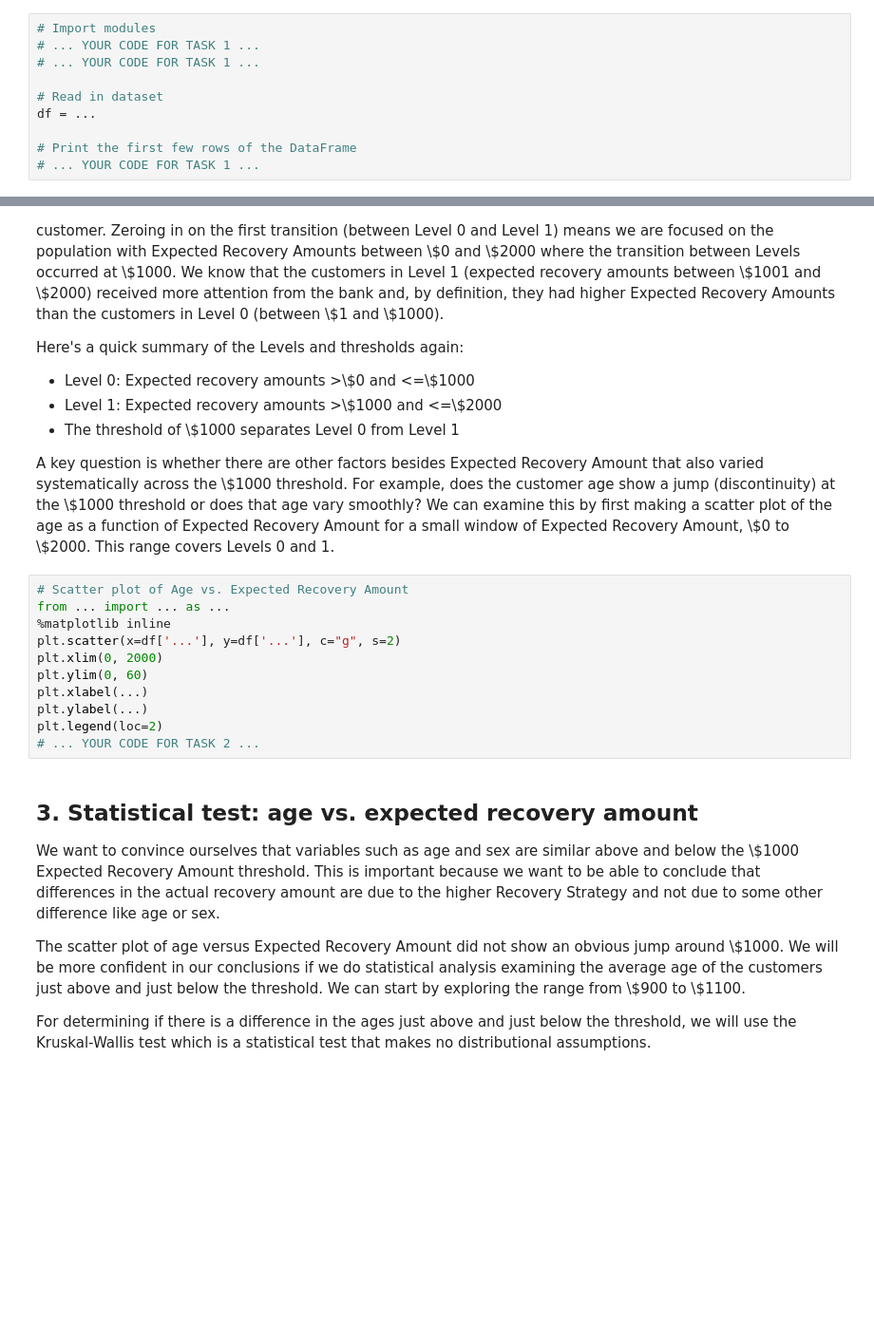
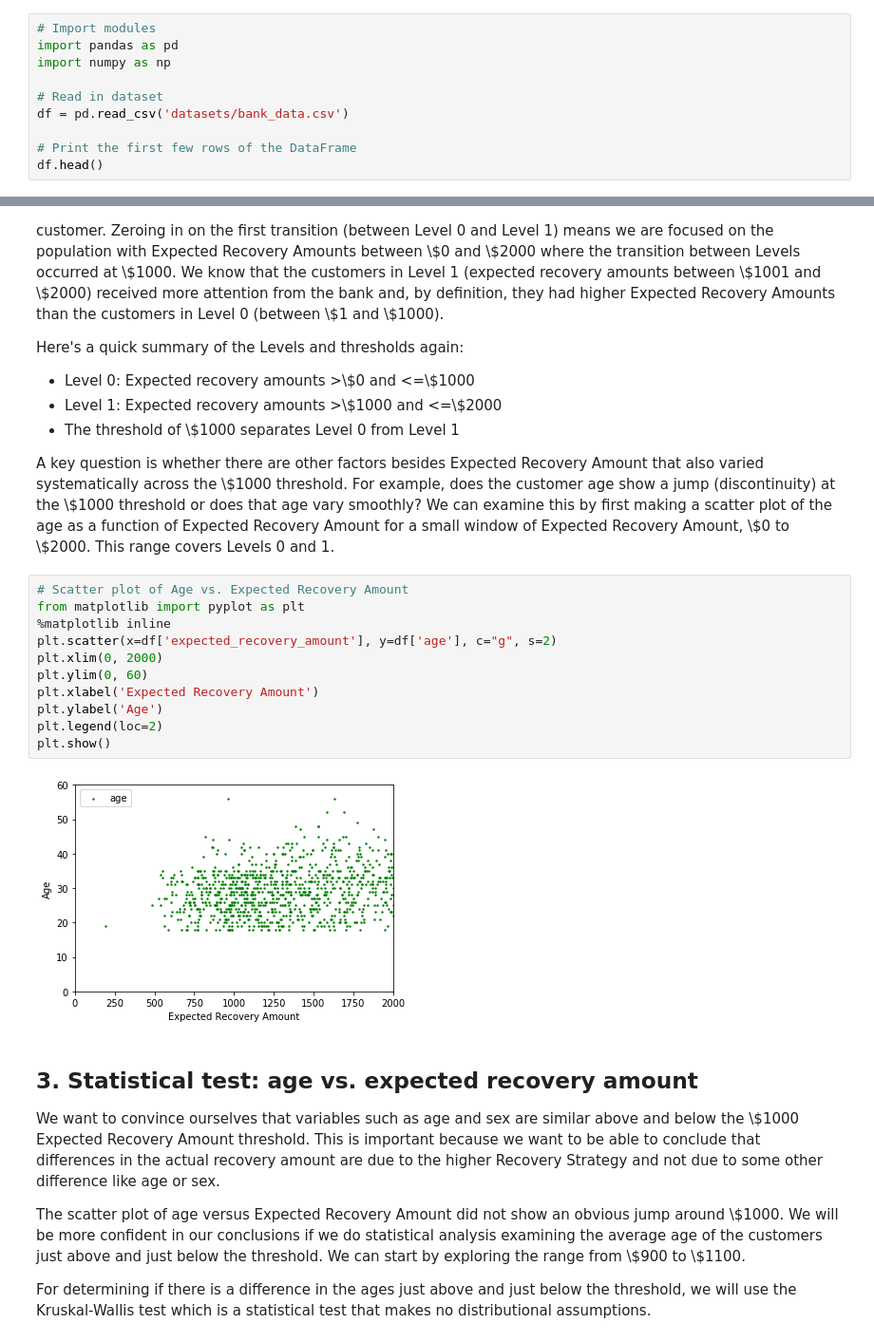
Before and after one commit to StephaniePC1/Which-Debts-Are-Worth-the-Banks-Effort, a Jupyter notebook: notebook.ipynb, the cells around one changed output, grey strips where cells are left out. Shown: that part at 95% size. Saved outputs shown, nothing was run; the diff lists cells and outputs as text; blank space fills up the shorter version.

```diff
--- a/notebook.ipynb
+++ b/notebook.ipynb
@@ -7,11 +7,11 @@
 <p>First, we'll load the banking dataset and look at the first few rows of data. This puts us in a good position to understand the dataset itself and begin thinking about how to analyze the data.</p>
 # %%
 # Import modules
-# ... YOUR CODE FOR TASK 1 ...
-# ... YOUR CODE FOR TASK 1 ...
+import pandas as pd
+import numpy as np
 
 # Read in dataset
-df = ...
+df = pd.read_csv('datasets/bank_data.csv')
 
 # Print the first few rows of the DataFrame
-# ... YOUR CODE FOR TASK 1 ...
+df.head()
@@ -27,15 +34,17 @@ df = ...
 <p>A key question is whether there are other factors besides Expected Recovery Amount that also varied systematically across the \$1000 threshold. For example, does the customer age show a jump (discontinuity) at the \$1000 threshold or does that age vary smoothly? We can examine this by first making a scatter plot of the age as a function of Expected Recovery Amount for a small window of Expected Recovery Amount, \$0 to \$2000. This range covers Levels 0 and 1.</p>
 # %%
 # Scatter plot of Age vs. Expected Recovery Amount
-from ... import ... as ...
+from matplotlib import pyplot as plt
 %matplotlib inline
-plt.scatter(x=df['...'], y=df['...'], c="g", s=2)
+plt.scatter(x=df['expected_recovery_amount'], y=df['age'], c="g", s=2)
 plt.xlim(0, 2000)
 plt.ylim(0, 60)
-plt.xlabel(...)
-plt.ylabel(...)
+plt.xlabel('Expected Recovery Amount')
+plt.ylabel('Age')
 plt.legend(loc=2)
-# ... YOUR CODE FOR TASK 2 ...
+plt.show()
+# %% [output]
+[figure, added]
 # %% [markdown]
 ## 3. Statistical test:  age vs. expected recovery amount
 <p>We want to convince ourselves that variables such as age and sex are similar above and below the \$1000 Expected Recovery Amount threshold. This is important because we want to be able to conclude that differences in the actual recovery amount are due to the higher Recovery Strategy and not due to some other difference like age or sex.</p>
```
Also changed, not shown: parts of 8 cells of this notebook.
